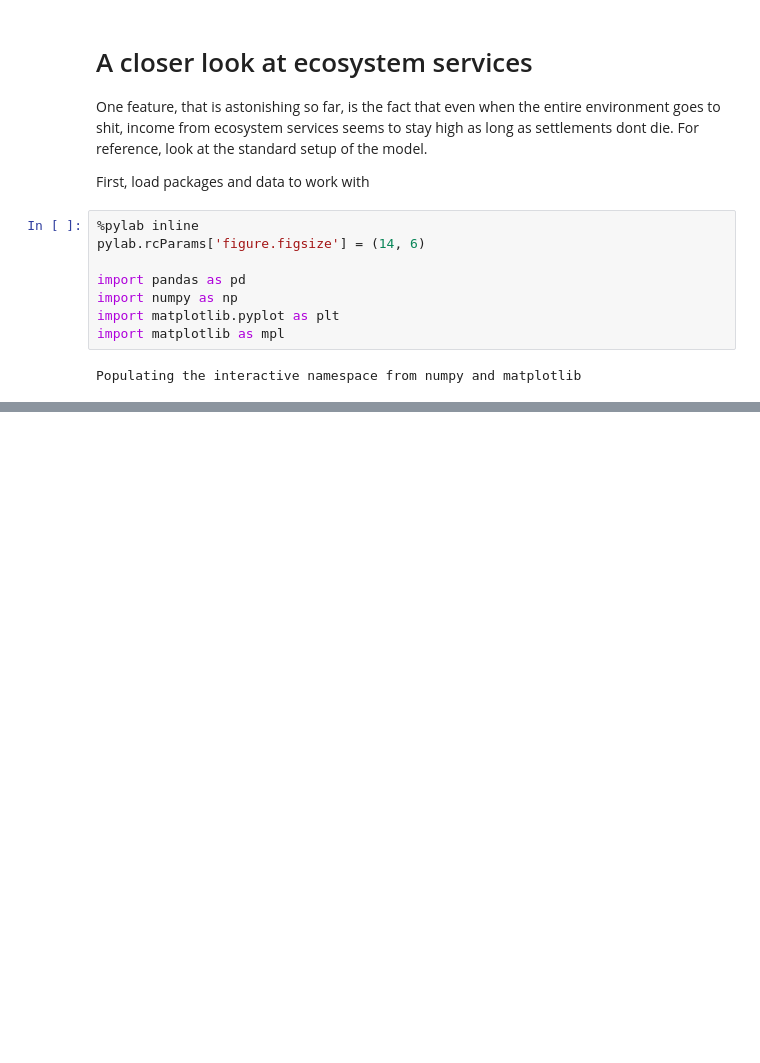
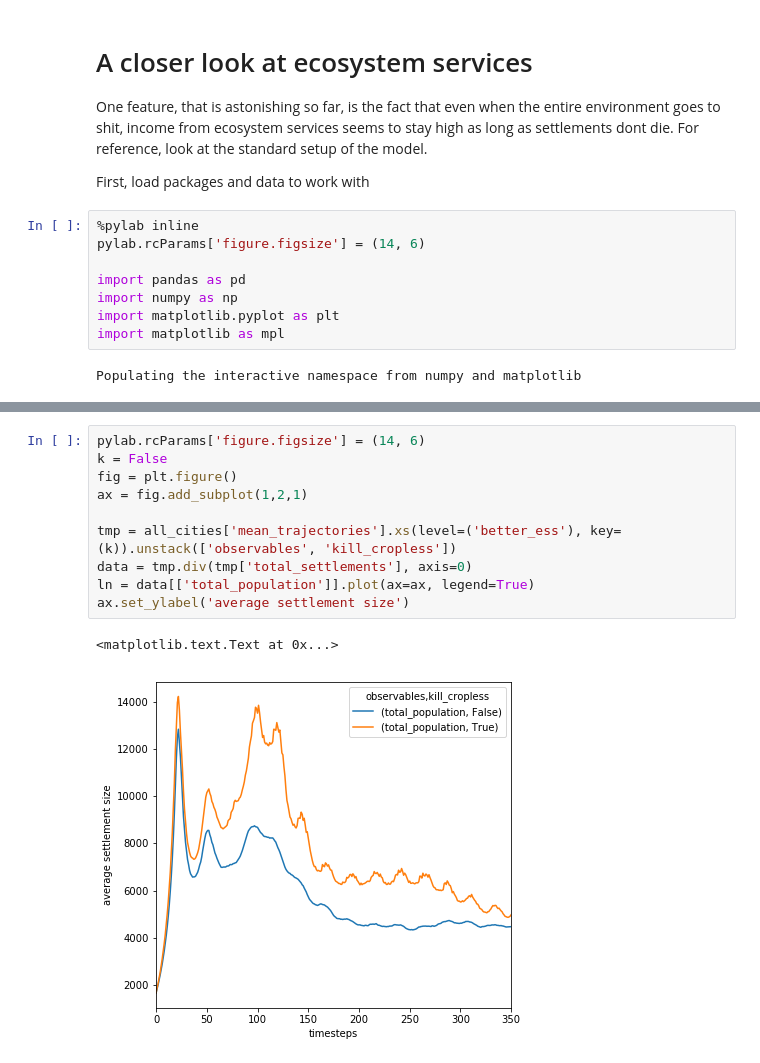
Before and after one commit to jakobkolb/Mayasim, a Jupyter notebook: Evaluation_Notebooks/X4_indepth_study_of_ecosystem_services.ipynb, the cells around one changed output, grey strips where cells are left out. Saved outputs shown, nothing was run; the diff lists cells and outputs as text; blank space fills up the shorter version.

```diff
--- a/Evaluation_Notebooks/X4_indepth_study_of_ecosystem_services.ipynb
+++ b/Evaluation_Notebooks/X4_indepth_study_of_ecosystem_services.ipynb
@@ -94,3 +229,16 @@ fig.tight_layout()
+# %%
+pylab.rcParams['figure.figsize'] = (14, 6)
+k = False
+fig = plt.figure()
+ax = fig.add_subplot(1,2,1)
+
+tmp = all_cities['mean_trajectories'].xs(level=('better_ess'), key=(k)).unstack(['observables', 'kill_cropless'])
+data = tmp.div(tmp['total_settlements'], axis=0)
+ln = data[['total_population']].plot(ax=ax, legend=True)
+ax.set_ylabel('average settlement size')
+# %% [output]
+<matplotlib.text.Text at 0x...>
+[figure, added]
 # %%
 pylab.rcParams['figure.figsize'] = (12, 8)
 fig = plt.figure()
```
Also changed, not shown: parts of 11 cells of this notebook, 1 other file.
